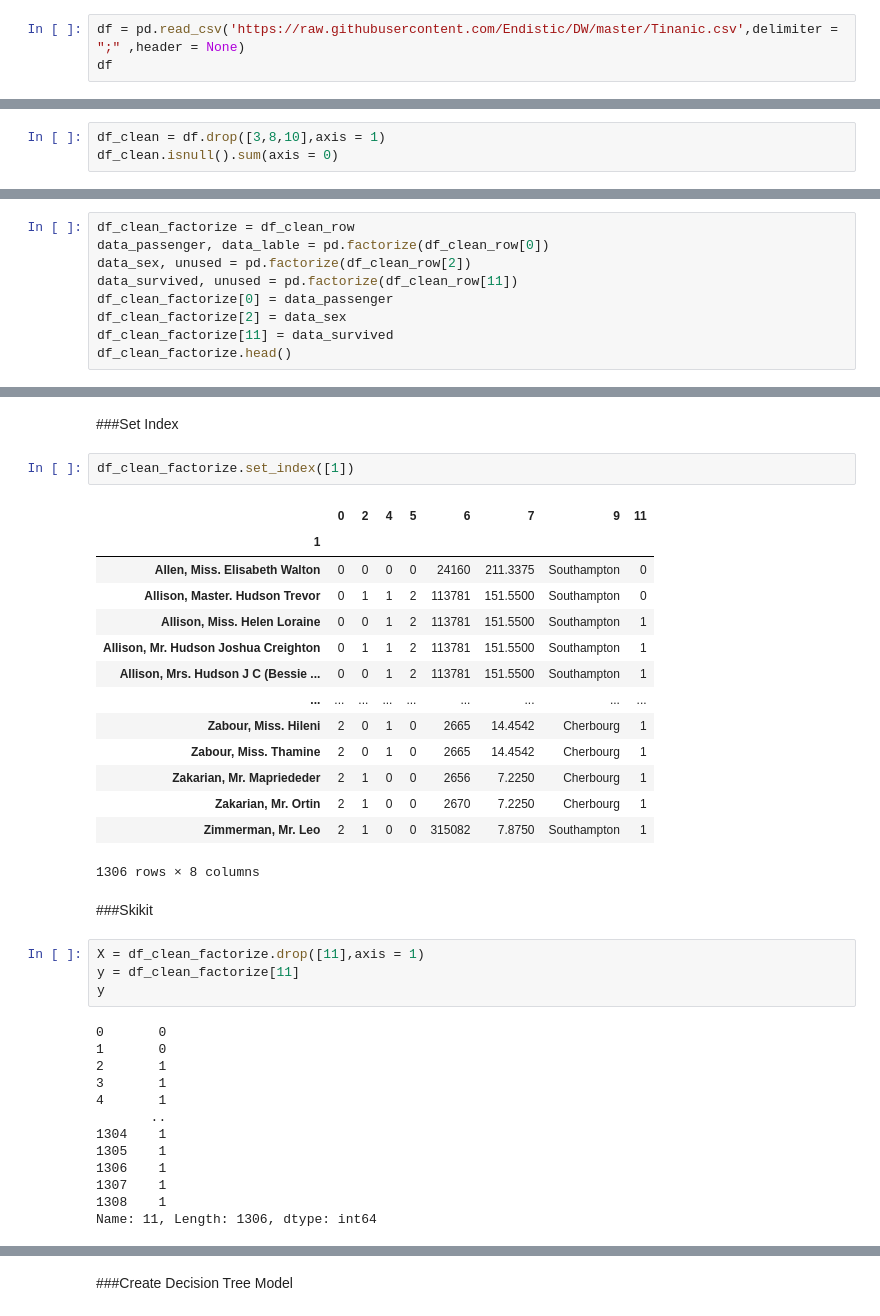
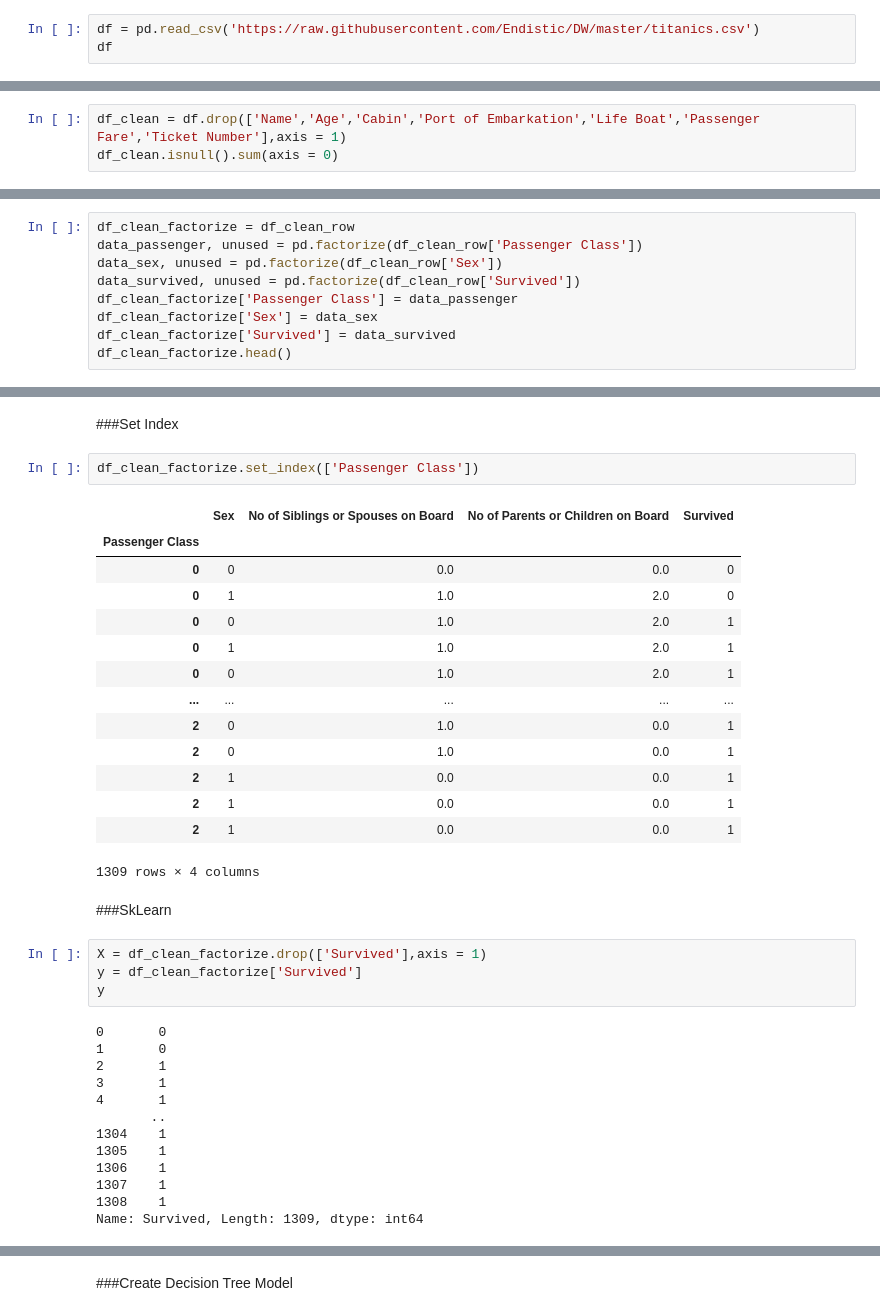
Before and after one commit to Endistic/DW, a Jupyter notebook: Hello_World.ipynb, the cells around one changed output, grey strips where cells are left out. Cells and saved outputs as stored; diff of their text form.

```diff
--- a/Hello_World.ipynb
+++ b/Hello_World.ipynb
@@ -400,6 +415,6 @@ import pandas as pd
 # %% [markdown]
 ###Read
 # %%
-df = pd.read_csv('https://raw.githubusercontent.com/Endistic/DW/master/Tinanic.csv',delimiter = ";" ,header = None)
+df = pd.read_csv('https://raw.githubusercontent.com/Endistic/DW/master/titanics.csv')
 df
 # %% [output]
@@ -560,5 +586,5 @@ df.isnull().sum(axis=0)
 dtype: int64
 # %%
-df_clean = df.drop([3,8,10],axis = 1)
+df_clean = df.drop(['Name','Age','Cabin','Port of Embarkation','Life Boat','Passenger Fare','Ticket Number'],axis = 1)
 df_clean.isnull().sum(axis = 0)
 # %% [output]
@@ -606,11 +624,11 @@ df_clean_row
 ###Factorized
 # %%
 df_clean_factorize = df_clean_row
-data_passenger, data_lable = pd.factorize(df_clean_row[0])
-data_sex, unused = pd.factorize(df_clean_row[2])
-data_survived, unused = pd.factorize(df_clean_row[11])
-df_clean_factorize[0] = data_passenger
-df_clean_factorize[2] = data_sex
-df_clean_factorize[11] = data_survived
+data_passenger, unused = pd.factorize(df_clean_row['Passenger Class'])
+data_sex, unused = pd.factorize(df_clean_row['Sex'])
+data_survived, unused = pd.factorize(df_clean_row['Survived'])
+df_clean_factorize['Passenger Class'] = data_passenger
+df_clean_factorize['Sex'] = data_sex
+df_clean_factorize['Survived'] = data_survived
 df_clean_factorize.head()
 # %% [output]
@@ -638,27 +641,27 @@ See the caveats in the documentation: http://pandas.pydata.org/pandas-docs/stabl
 # %% [markdown]
 ###Set Index
 # %%
-df_clean_factorize.set_index([1])
+df_clean_factorize.set_index(['Passenger Class'])
 # %% [output]
-|  | 0 | 2 | 4 | 5 | 6 | 7 | 9 | 11 |
-| 1 |  |  |  |  |  |  |  |  |
-| Allen, Miss. Elisabeth Walton | 0 | 0 | 0 | 0 | 24160 | 211.3375 | Southampton | 0 |
-| Allison, Master. Hudson Trevor | 0 | 1 | 1 | 2 | 113781 | 151.5500 | Southampton | 0 |
-| Allison, Miss. Helen Loraine | 0 | 0 | 1 | 2 | 113781 | 151.5500 | Southampton | 1 |
-| Allison, Mr. Hudson Joshua Creighton | 0 | 1 | 1 | 2 | 113781 | 151.5500 | Southampton | 1 |
-| Allison, Mrs. Hudson J C (Bessie ... | 0 | 0 | 1 | 2 | 113781 | 151.5500 | Southampton | 1 |
-| ... | ... | ... | ... | ... | ... | ... | ... | ... |
-| Zabour, Miss. Hileni | 2 | 0 | 1 | 0 | 2665 | 14.4542 | Cherbourg | 1 |
-| Zabour, Miss. Thamine | 2 | 0 | 1 | 0 | 2665 | 14.4542 | Cherbourg | 1 |
-| Zakarian, Mr. Mapriededer | 2 | 1 | 0 | 0 | 2656 | 7.2250 | Cherbourg | 1 |
-| Zakarian, Mr. Ortin | 2 | 1 | 0 | 0 | 2670 | 7.2250 | Cherbourg | 1 |
-| Zimmerman, Mr. Leo | 2 | 1 | 0 | 0 | 315082 | 7.8750 | Southampton | 1 |
+|  | Sex | No of Siblings or Spouses on Board | No of Parents or Children on Board | Survived |
+| Passenger Class |  |  |  |  |
+| 0 | 0 | 0.0 | 0.0 | 0 |
+| 0 | 1 | 1.0 | 2.0 | 0 |
+| 0 | 0 | 1.0 | 2.0 | 1 |
+| 0 | 1 | 1.0 | 2.0 | 1 |
+| 0 | 0 | 1.0 | 2.0 | 1 |
+| ... | ... | ... | ... | ... |
+| 2 | 0 | 1.0 | 0.0 | 1 |
+| 2 | 0 | 1.0 | 0.0 | 1 |
+| 2 | 1 | 0.0 | 0.0 | 1 |
+| 2 | 1 | 0.0 | 0.0 | 1 |
+| 2 | 1 | 0.0 | 0.0 | 1 |
-1306 rows × 8 columns
+1309 rows × 4 columns
 # %% [markdown]
-###Skikit
+###SkLearn
 # %%
-X = df_clean_factorize.drop([11],axis = 1)
-y = df_clean_factorize[11]
+X = df_clean_factorize.drop(['Survived'],axis = 1)
+y = df_clean_factorize['Survived']
 y
 # %% [output]
 0       0
@@ -672,6 +675,6 @@ y
 1306    1
 1307    1
 1308    1
-Name: 11, Length: 1306, dtype: int64
+Name: Survived, Length: 1309, dtype: int64
 # %%
 from sklearn.model_selection import train_test_split
```
Also changed, not shown: parts of 22 cells of this notebook.
